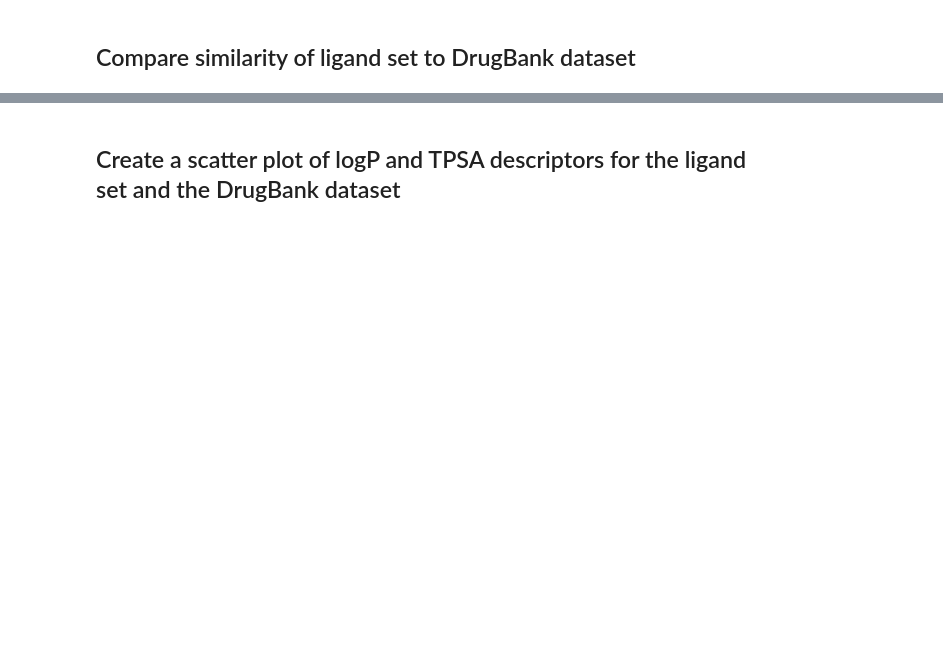
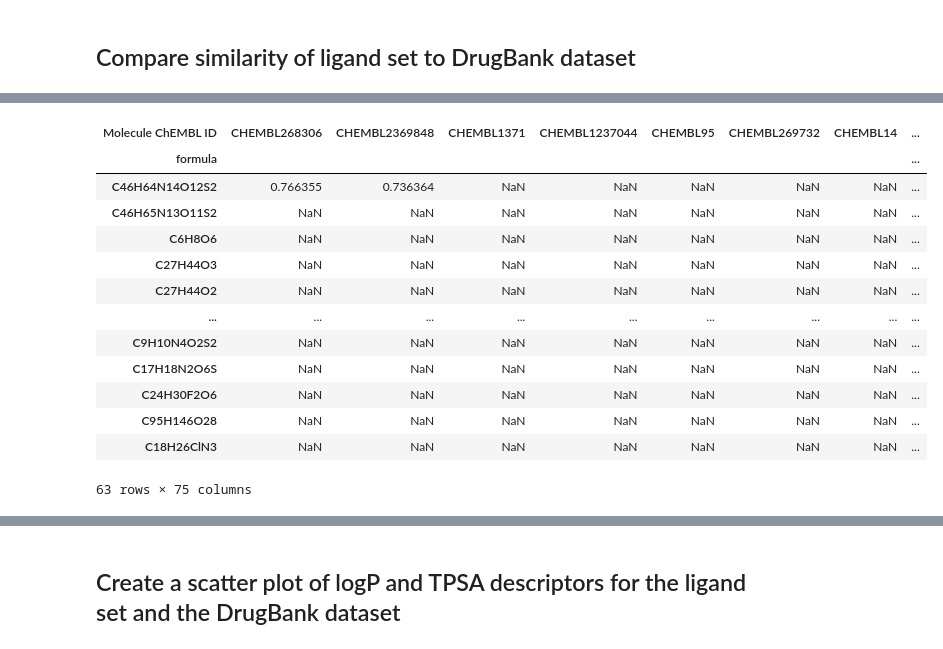
Before and after one commit to lich-uct/cdd2022, a Jupyter notebook: vecerkok/6_exercise-Copy1.ipynb, the cells around one changed output, grey strips where cells are left out. Saved outputs shown, nothing was run; the diff lists cells and outputs as text; code cells hidden in the pictures; blank space fills up the shorter version.

```diff
--- a/vecerkok/6_exercise-Copy1.ipynb
+++ b/vecerkok/6_exercise-Copy1.ipynb
@@ -70,13 +58,13 @@ drugbank_df.loc[:5, ]
 # %%
-data_subset = data.loc[:50, ]
-similarity_matrix = pd.DataFrame(index = drugbank_df.loc[:50, "formula"], columns = data_subset.loc[:50, "Molecule ChEMBL ID"])
+data_subset = data.loc[:500, ]
+drugbank_subset = drugbank_df.loc[:500, ]
 
-for row1 in drugbank_df.index:
+similarity_matrix = pd.DataFrame(index = drugbank_subset["formula"], columns = data_subset["Molecule ChEMBL ID"])
+
+for row1 in drugbank_subset.index:
     for row2 in data_subset.index:
-        name1, fingerprint1 = drugbank_df.loc[row1, ["formula", "morgan_fingerprint"]]
+        name1, fingerprint1 = drugbank_subset.loc[row1, ["formula", "morgan_fingerprint"]]
         name2, fingerprint2 = data_subset.loc[row2, ["Molecule ChEMBL ID", "morgan_fingerprint"]]
 
         if tanimoto_index(fingerprint1, fingerprint2) > 0.7:
             similarity_matrix.loc[name1, name2] = tanimoto_index(fingerprint1, fingerprint2)
-
-similarity_matrix = similarity_matrix.add(similarity_matrix.T, fill_value = 0)  # res is upper triangular
@@ -84,0 +88,19 @@ similarity_matrix = similarity_matrix.add(similarity_matrix.T, fill_value = 0)
+# %%
+only_similar_molecules_df = similarity_matrix.dropna(how = "all").dropna(axis = 1, how = "all")
+# %%
+only_similar_molecules_df.drop_duplicates()
+# %% [output]
+| Molecule ChEMBL ID | CHEMBL268306 | CHEMBL2369848 | CHEMBL1371 | CHEMBL1237044 | CHEMBL95 | CHEMBL269732 | CHEMBL14 | ... |
+| formula |  |  |  |  |  |  |  | ... |
+| C46H64N14O12S2 | 0.766355 | 0.736364 | NaN | NaN | NaN | NaN | NaN | ... |
+| C46H65N13O11S2 | NaN | NaN | NaN | NaN | NaN | NaN | NaN | ... |
+| C6H8O6 | NaN | NaN | NaN | NaN | NaN | NaN | NaN | ... |
+| C27H44O3 | NaN | NaN | NaN | NaN | NaN | NaN | NaN | ... |
+| C27H44O2 | NaN | NaN | NaN | NaN | NaN | NaN | NaN | ... |
+| ... | ... | ... | ... | ... | ... | ... | ... | ... |
+| C9H10N4O2S2 | NaN | NaN | NaN | NaN | NaN | NaN | NaN | ... |
+| C17H18N2O6S | NaN | NaN | NaN | NaN | NaN | NaN | NaN | ... |
+| C24H30F2O6 | NaN | NaN | NaN | NaN | NaN | NaN | NaN | ... |
+| C95H146O28 | NaN | NaN | NaN | NaN | NaN | NaN | NaN | ... |
+| C18H26ClN3 | NaN | NaN | NaN | NaN | NaN | NaN | NaN | ... |
+63 rows × 75 columns
```
Also changed, not shown: parts of 17 cells of this notebook.
